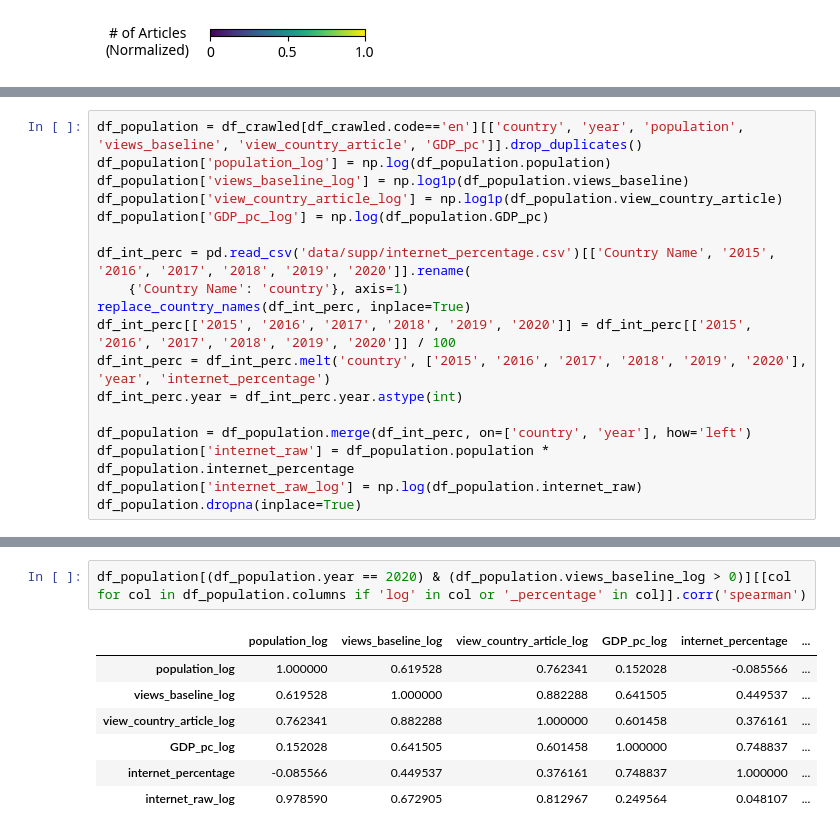
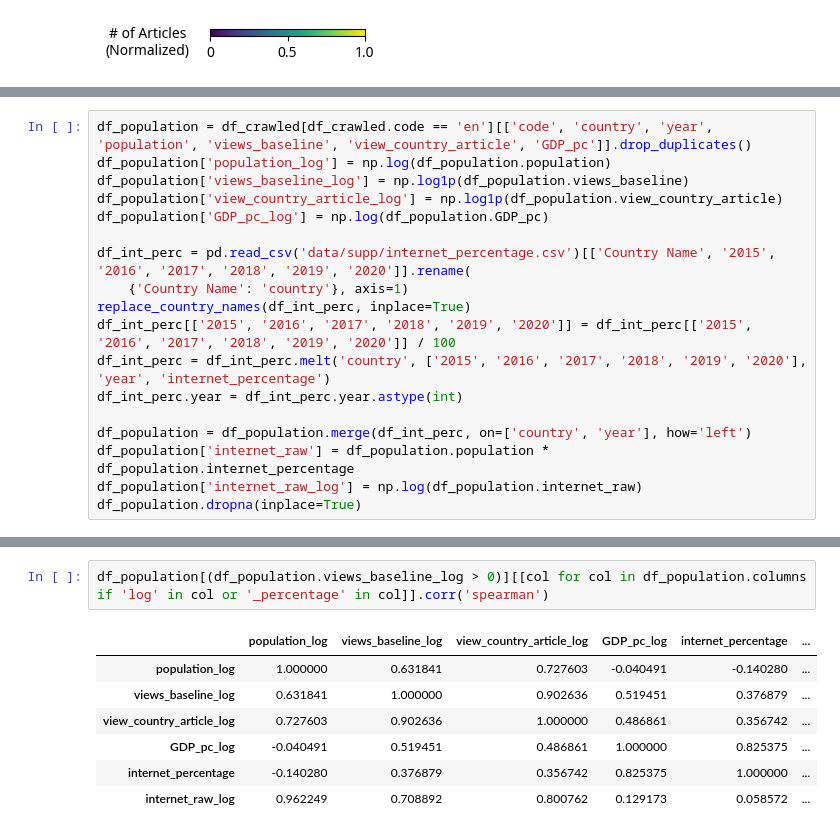
Before and after one commit to ruptho/wiki-event-bias, a Jupyter notebook: plot_metrics.ipynb, the cells around one changed output, grey strips where cells are left out. Saved outputs shown, nothing was run; the diff lists cells and outputs as text.

```diff
--- a/plot_metrics.ipynb
+++ b/plot_metrics.ipynb
@@ -101,5 +98,5 @@ from statsmodels.stats.outliers_influence import variance_inflation_factor
 # %%
-df_population = df_crawled[df_crawled.code=='en'][['country', 'year', 'population', 'views_baseline', 'view_country_article', 'GDP_pc']].drop_duplicates()
+df_population = df_crawled[df_crawled.code == 'en'][['code', 'country', 'year', 'population', 'views_baseline', 'view_country_article', 'GDP_pc']].drop_duplicates()
 df_population['population_log'] = np.log(df_population.population)
 df_population['views_baseline_log'] = np.log1p(df_population.views_baseline)
 df_population['view_country_article_log'] = np.log1p(df_population.view_country_article)
@@ -196,10 +116,10 @@ strong multicollinearity or other numerical problems.
 # %%
-df_population[(df_population.year == 2020) & (df_population.views_baseline_log > 0)][[col for col in df_population.columns if 'log' in col or '_percentage' in col]].corr('spearman')
+df_population[(df_population.views_baseline_log > 0)][[col for col in df_population.columns if 'log' in col or '_percentage' in col]].corr('spearman')
 # %% [output]
 |  | population_log | views_baseline_log | view_country_article_log | GDP_pc_log | internet_percentage | ... |
-| population_log | 1.000000 | 0.619528 | 0.762341 | 0.152028 | -0.085566 | ... |
-| views_baseline_log | 0.619528 | 1.000000 | 0.882288 | 0.641505 | 0.449537 | ... |
-| view_country_article_log | 0.762341 | 0.882288 | 1.000000 | 0.601458 | 0.376161 | ... |
-| GDP_pc_log | 0.152028 | 0.641505 | 0.601458 | 1.000000 | 0.748837 | ... |
-| internet_percentage | -0.085566 | 0.449537 | 0.376161 | 0.748837 | 1.000000 | ... |
-| internet_raw_log | 0.978590 | 0.672905 | 0.812967 | 0.249564 | 0.048107 | ... |
+| population_log | 1.000000 | 0.631841 | 0.727603 | -0.040491 | -0.140280 | ... |
+| views_baseline_log | 0.631841 | 1.000000 | 0.902636 | 0.519451 | 0.376879 | ... |
+| view_country_article_log | 0.727603 | 0.902636 | 1.000000 | 0.486861 | 0.356742 | ... |
+| GDP_pc_log | -0.040491 | 0.519451 | 0.486861 | 1.000000 | 0.825375 | ... |
+| internet_percentage | -0.140280 | 0.376879 | 0.356742 | 0.825375 | 1.000000 | ... |
+| internet_raw_log | 0.962249 | 0.708892 | 0.800762 | 0.129173 | 0.058572 | ... |
```
Also changed, not shown: parts of 12 cells of this notebook.
